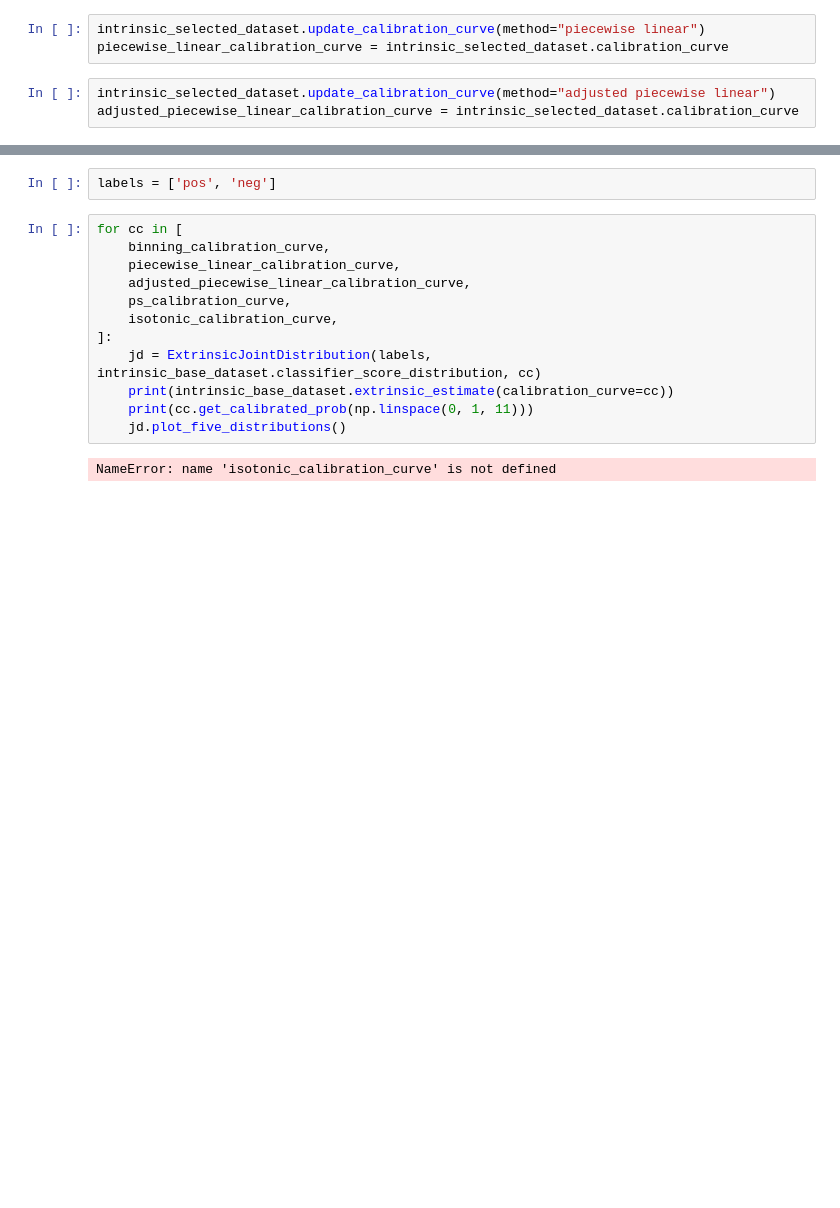
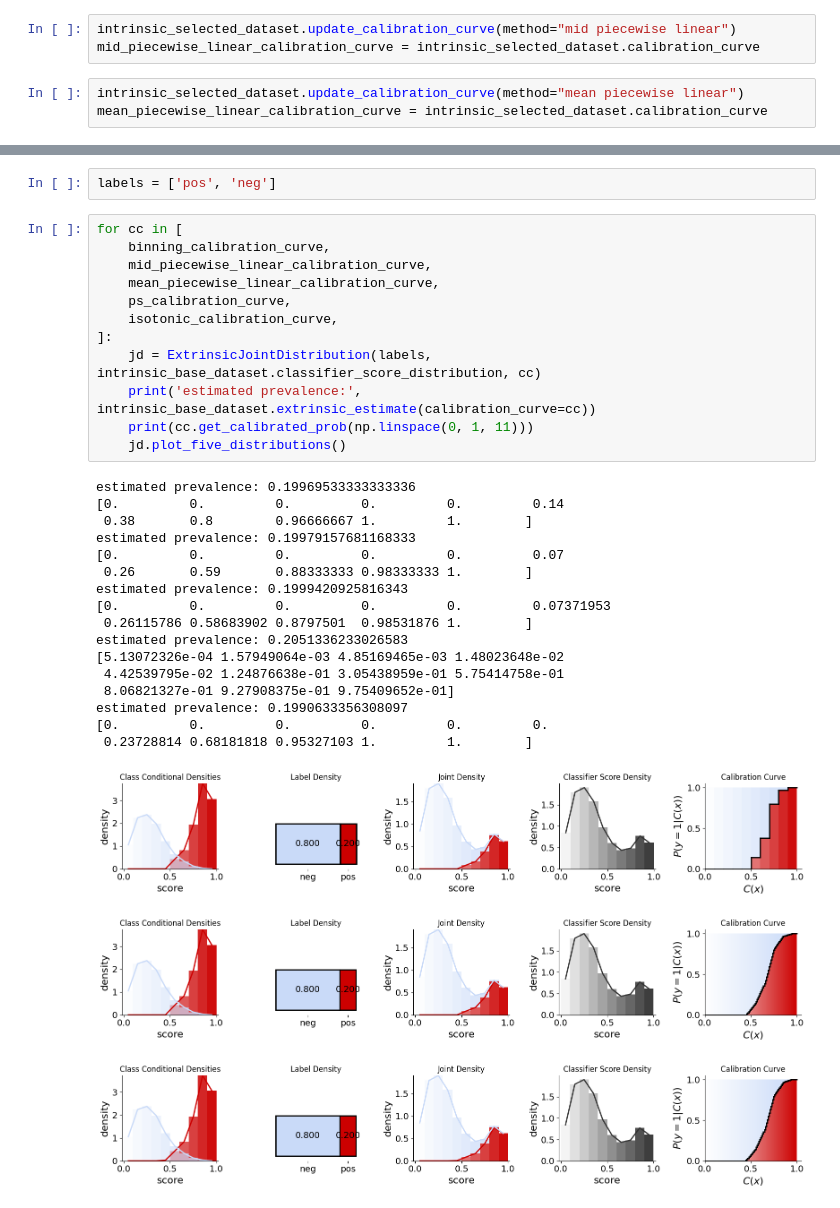
Before and after one commit to avalanchesiqi/pyquantifier, a Jupyter notebook: icwsm_tutorial/Alternate_Calibration_Curves.ipynb, the cells around one changed output, grey strips where cells are left out. Saved outputs shown, nothing was run; the diff lists cells and outputs as text; blank space fills up the shorter version.

Commit message:
restruct calibration curve implementation

```diff
--- a/icwsm_tutorial/Alternate_Calibration_Curves.ipynb
+++ b/icwsm_tutorial/Alternate_Calibration_Curves.ipynb
@@ -117,11 +117,11 @@ ps_calibration_curve = intrinsic_selected_dataset.calibration_curve
 
 # print(f"Estimated w: {estimated_w}, Estimated b: {estimated_b}")
 # %%
-intrinsic_selected_dataset.update_calibration_curve(method="piecewise linear")
-piecewise_linear_calibration_curve = intrinsic_selected_dataset.calibration_curve
+intrinsic_selected_dataset.update_calibration_curve(method="mid piecewise linear")
+mid_piecewise_linear_calibration_curve = intrinsic_selected_dataset.calibration_curve
 # %%
-intrinsic_selected_dataset.update_calibration_curve(method="adjusted piecewise linear")
-adjusted_piecewise_linear_calibration_curve = intrinsic_selected_dataset.calibration_curve
+intrinsic_selected_dataset.update_calibration_curve(method="mean piecewise linear")
+mean_piecewise_linear_calibration_curve = intrinsic_selected_dataset.calibration_curve
 # %%
 intrinsic_selected_dataset.update_calibration_curve(method="isotonic regression")
 isotonic_calibration_curve = intrinsic_selected_dataset.calibration_curve
@@ -134,14 +132,32 @@ labels = ['pos', 'neg']
 # %%
 for cc in [
     binning_calibration_curve,
-    piecewise_linear_calibration_curve,
-    adjusted_piecewise_linear_calibration_curve,
+    mid_piecewise_linear_calibration_curve,
+    mean_piecewise_linear_calibration_curve,
     ps_calibration_curve,
     isotonic_calibration_curve,
 ]:
     jd = ExtrinsicJointDistribution(labels, intrinsic_base_dataset.classifier_score_distribution, cc)
-    print(intrinsic_base_dataset.extrinsic_estimate(calibration_curve=cc))
+    print('estimated prevalence:', intrinsic_base_dataset.extrinsic_estimate(calibration_curve=cc))
     print(cc.get_calibrated_prob(np.linspace(0, 1, 11)))
     jd.plot_five_distributions()
 # %% [output]
-NameError: name 'isotonic_calibration_curve' is not defined
+estimated prevalence: 0.19969533333333336
+[0.         0.         0.         0.         0.         0.14
+ 0.38       0.8        0.96666667 1.         1.        ]
+estimated prevalence: 0.19979157681168333
+[0.         0.         0.         0.         0.         0.07
+ 0.26       0.59       0.88333333 0.98333333 1.        ]
+estimated prevalence: 0.1999420925816343
+[0.         0.         0.         0.         0.         0.07371953
+ 0.26115786 0.58683902 0.8797501  0.98531876 1.        ]
+estimated prevalence: 0.2051336233026583
+[5.13072326e-04 1.57949064e-03 4.85169465e-03 1.48023648e-02
+ 4.42539795e-02 1.24876638e-01 3.05438959e-01 5.75414758e-01
+ 8.06821327e-01 9.27908375e-01 9.75409652e-01]
+estimated prevalence: 0.1990633356308097
+[0.         0.         0.         0.         0.         0.
+ 0.23728814 0.68181818 0.95327103 1.         1.        ]
+[figure, added]
+[figure, added]
+[figure, added]
```
Also changed, not shown: parts of 4 cells of this notebook, 2 other files.
